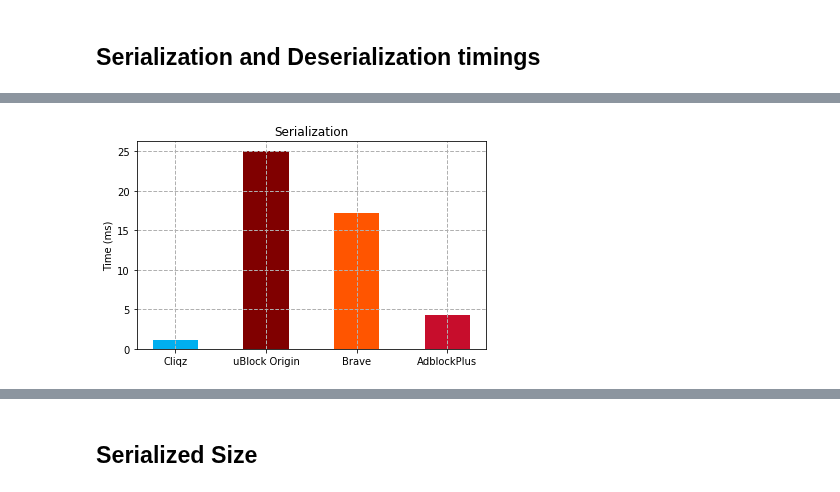
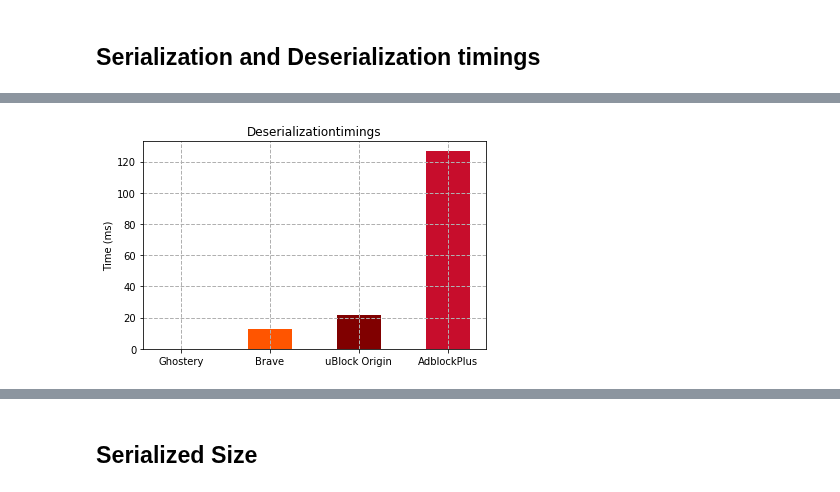
Before and after one commit to ghostery/adblocker, a Jupyter notebook: bench/comparison/comparing_adblockers.ipynb, the cells around one changed output, grey strips where cells are left out. Drawn from its saved outputs; the diff is of its cells as text; code cells hidden in the pictures.

```diff
--- a/bench/comparison/comparing_adblockers.ipynb
+++ b/bench/comparison/comparing_adblockers.ipynb
@@ -65,11 +65,11 @@ class Adblocker:
 
         return cdf_attrs(cdf=_cdf, bin_edges=bin_edges)
 # %%
-brave  = Adblocker(filename='data/brave_timings.json', color='#ff5500', label='Brave')
-cliqz  = Adblocker(filename='data/cliqz_timings.json', color='#00aff0', label='Cliqz')
-ublock = Adblocker(filename='data/ublock_timings.json', color='#800000', label='uBlock Origin')
-duck   = Adblocker(filename='data/duckduckgo_timings.json', color='#58b792', label='DuckDuckGo')
-abp    = Adblocker(filename='data/adblockplus_timings.json', color='#c70d2c', label='AdblockPlus')
+brave    = Adblocker(filename='data/brave_timings.json', color='#ff5500', label='Brave')
+ghostery = Adblocker(filename='data/ghostery_timings.json', color='#00aff0', label='Ghostery')
+ublock   = Adblocker(filename='data/ublock_timings.json', color='#800000', label='uBlock Origin')
+duck     = Adblocker(filename='data/duckduckgo_timings.json', color='#58b792', label='DuckDuckGo')
+abp      = Adblocker(filename='data/adblockplus_timings.json', color='#c70d2c', label='AdblockPlus')
 # %%
 def compare(*args, attr='match', log_x=False, log_y=False, xlim=None, save=True):
     fig, ax = plt.subplots()
@@ -261,3 +255,9 @@ loading_medians = pd.DataFrame({
+# %%
+def compute_loading_medians(field, *adblockers):
+    return pd.DataFrame({
+        'adblocker': [adblocker.label for adblocker in adblockers],
+        field: [np.median(getattr(adblocker, field).raw) for adblocker in adblockers],
+    })
 # %%
 def barplot(df, metric, ylabel, color, save=True):
     fig, ax = plt.subplots()
@@ -275,10 +286,11 @@ def barplot(df, metric, ylabel, color, save=True):
 # %%
+deserialization_medians = compute_loading_medians('deserializationTimings', ghostery, brave, ublock, abp)
 barplot(
-    loading_medians,
-    'serialization',
+    deserialization_medians,
+    'deserializationTimings',
     ylabel="Time (ms)",
-    color=[cliqz.color, ublock.color, brave.color, abp.color],
+    color=[ghostery.color, brave.color, ublock.color, abp.color],
     save=True
 )
 # %% [output]
-[figure, old version]
+[figure, new version]
```
Also changed, not shown: parts of 32 cells of this notebook, 31 other files.
